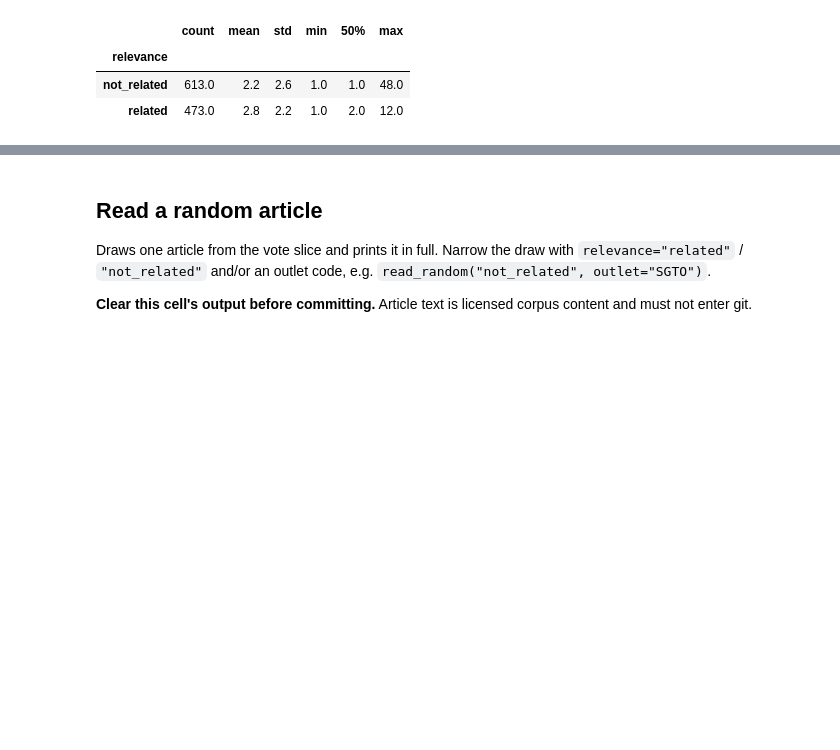
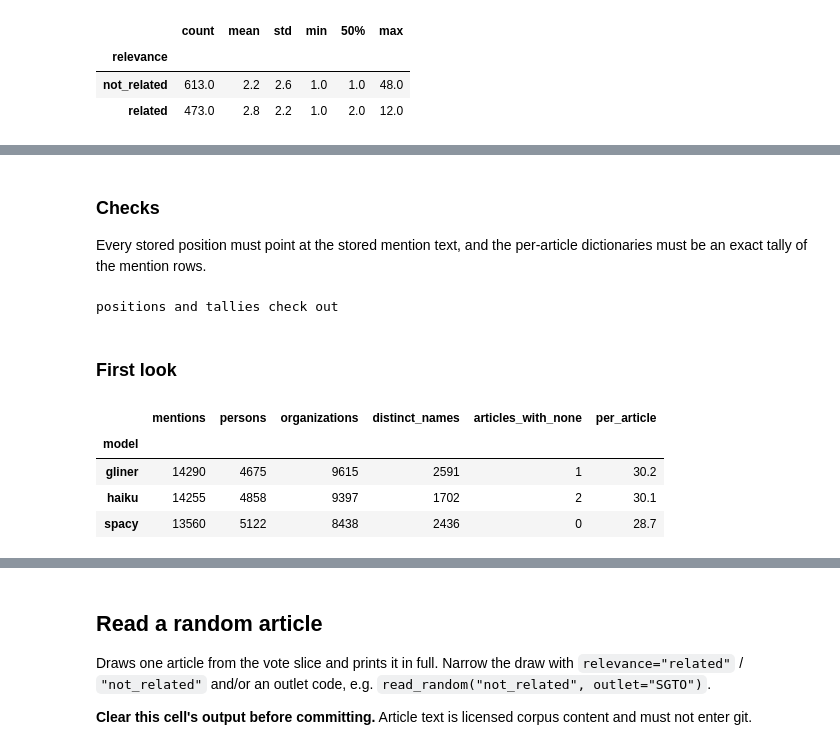
Before and after one commit to RasanYo/political-graph-rag, a Jupyter notebook: notebooks/02_explore_ner_de.ipynb, the cells around one changed output, grey strips where cells are left out. Saved outputs shown, nothing was run; the diff lists cells and outputs as text; code cells hidden in the pictures; blank space fills up the shorter version.

```diff
--- a/notebooks/02_explore_ner_de.ipynb
+++ b/notebooks/02_explore_ner_de.ipynb
@@ -492,0 +607,17 @@ vote.groupby("relevance")["n_vote_mentions"].describe(percentiles=[.5]).round(1)
+# %%
+SPACY_MODEL = "de_core_news_lg"
+SPACY_TYPES = {"PER": "person", "ORG": "organization"}
+
+
+def run_spacy(frame: pd.DataFrame) -> pd.DataFrame:
+    nlp = spacy.load(SPACY_MODEL)
+    rows = [
+        (i, "spacy", e.start_char, e.end_char, e.text, SPACY_TYPES.get(e.label_, "other"), e.label_, np.nan)
+        for i, doc in zip(frame["id"], nlp.pipe(frame["text"], batch_size=16))
+        for e in doc.ents
+    ]
+    return pd.DataFrame(rows, columns=COLUMNS)
+
+
+spacy_found = cached("spacy", [SPACY_MODEL, spacy.load(SPACY_MODEL).meta["version"]], run_spacy)
+print(f"spaCy: {len(spacy_found):,} mentions")
@@ -492,0 +899,42 @@ vote.groupby("relevance")["n_vote_mentions"].describe(percentiles=[.5]).round(1)
+# %% [markdown]
+### Checks
+
+Every stored position must point at the stored mention text, and the per-article
+dictionaries must be an exact tally of the mention rows.
+# %%
+mentions = pd.concat([spacy_found, gliner_found, haiku_found], ignore_index=True)
+texts = dict(zip(related["id"], related["text"]))
+assert all(texts[r.id][r.start:r.end] == r.mention for r in mentions.itertuples()), "a position is off"
+assert mentions.groupby("model")["id"].nunique().max() <= len(related)
+
+actors = mentions[mentions["type"] != "other"]
+
+
+def entity_counts(model: str) -> dict[str, dict[str, int]]:
+    """{article id: {mention: count}} for one model, persons and organizations only."""
+    found = actors[actors["model"] == model]
+    return {i: g["mention"].value_counts().to_dict() for i, g in found.groupby("id")}
+
+
+counts = {m: entity_counts(m) for m in ("spacy", "gliner", "haiku")}
+for model, per_article in counts.items():
+    assert sum(sum(d.values()) for d in per_article.values()) == (actors["model"] == model).sum()
+print("positions and tallies check out")
+# %% [output]
+positions and tallies check out
+# %% [markdown]
+### First look
+# %%
+(actors.groupby("model")
+       .agg(mentions=("id", "size"),
+            persons=("type", lambda t: (t == "person").sum()),
+            organizations=("type", lambda t: (t == "organization").sum()),
+            distinct_names=("mention", "nunique"),
+            articles_with_none=("id", lambda i: len(related) - i.nunique()))
+       .assign(per_article=lambda t: (t.mentions / len(related)).round(1)))
+# %% [output]
+|  | mentions | persons | organizations | distinct_names | articles_with_none | per_article |
+| model |  |  |  |  |  |  |
+| gliner | 14290 | 4675 | 9615 | 2591 | 1 | 30.2 |
+| haiku | 14255 | 4858 | 9397 | 1702 | 2 | 30.1 |
+| spacy | 13560 | 5122 | 8438 | 2436 | 0 | 28.7 |
```
Also changed, not shown: parts of 7 cells of this notebook, 2 other files.
